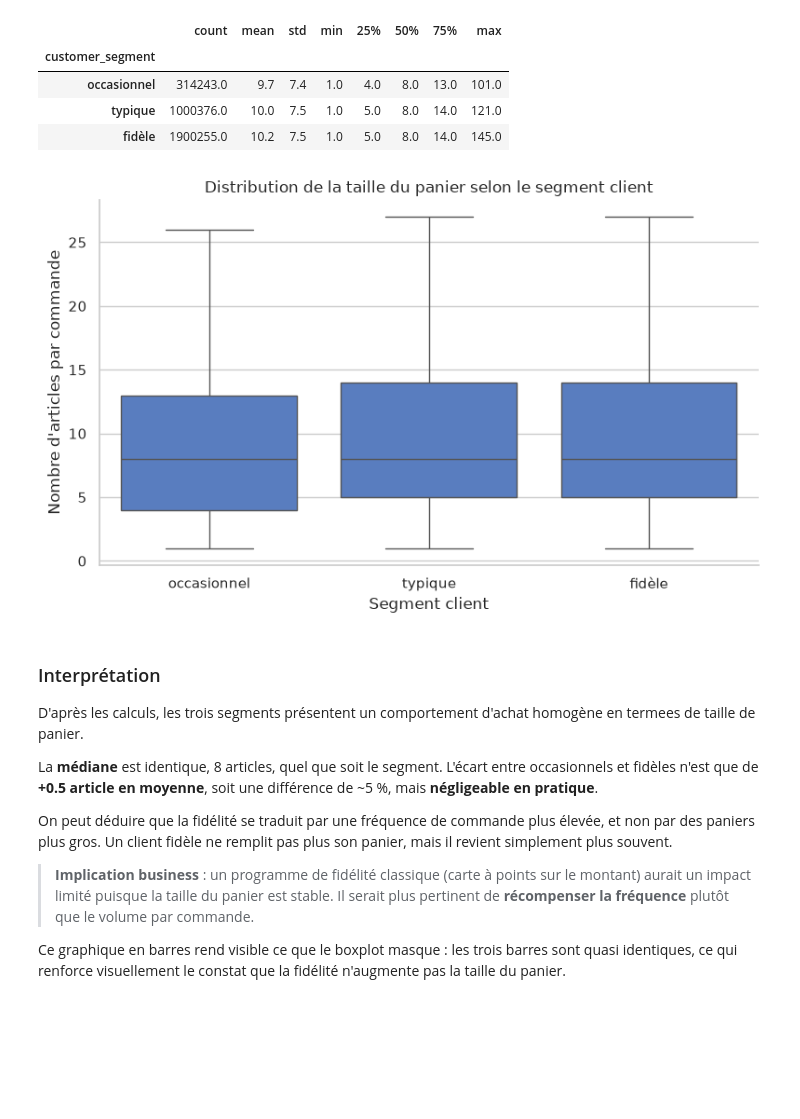
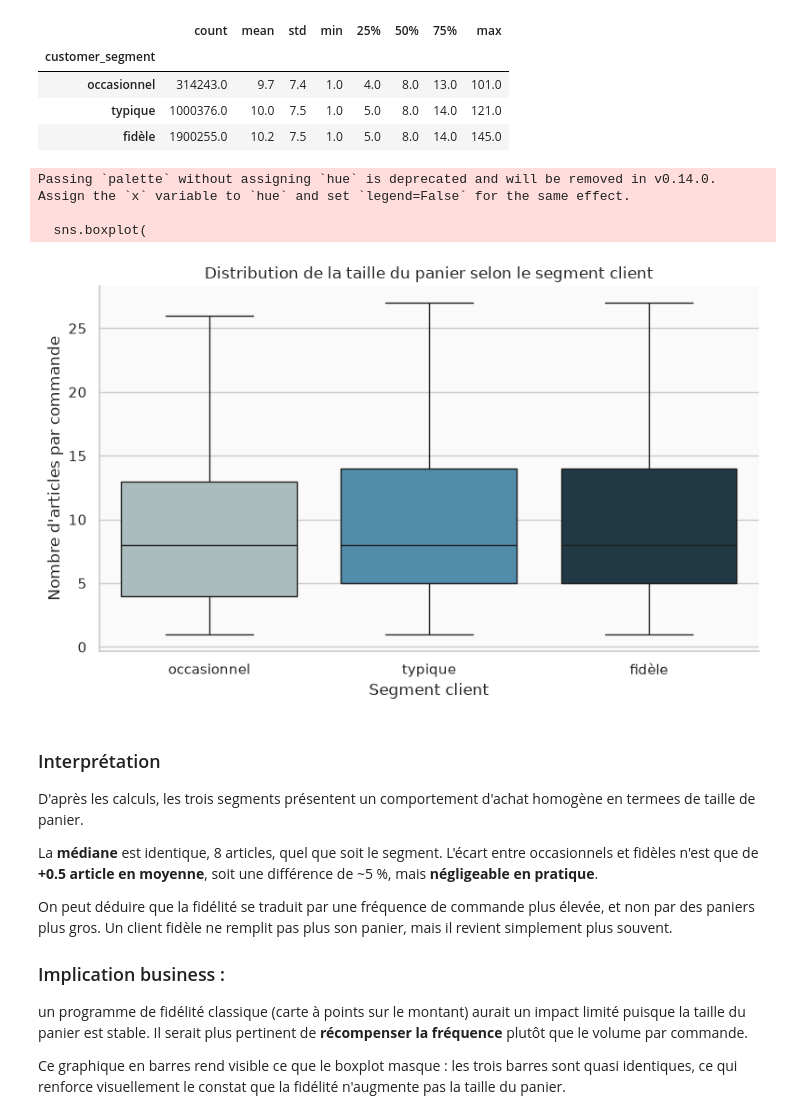
Before and after one commit to aurore204/Grocery-EDA-Reorder-Prediction, a Jupyter notebook: notebooks/03_behavior_evolution.ipynb, the cells around one changed output. Drawn from its saved outputs; the diff is of its cells as text; code cells hidden in the pictures; blank space fills up the shorter version.

```diff
--- a/notebooks/03_behavior_evolution.ipynb
+++ b/notebooks/03_behavior_evolution.ipynb
@@ -24,11 +24,24 @@ sys.path.append('..')
 from src.data_loader import get_data
 from src.features import enrich_dataframe
 
-# Style global
-sns.set_theme(style="whitegrid", palette="muted", font_scale=1)
-plt.rcParams["figure.figsize"] = (10,6)
-plt.rcParams["axes.spines.top"] = False
-plt.rcParams["axes.spines.right"] = False
+# Style global — palette sur mesure
+sns.set_theme(style="whitegrid", font_scale=1)
+plt.rcParams.update({
+    "figure.figsize": (10, 6),
+    "axes.spines.top": False,
+    "axes.spines.right": False,
+    "axes.facecolor": "#fafafa",
+    "figure.facecolor": "white",
+})
+
+COLORS = {
+    "occasionnel": "#a8bfc1",
+    "typique":     "#4290ba",
+    "fidèle":      "#1b3a4b",
+    "accent":      "#3cc494",
+    "grey":        "#6b7280",
+}
+PAL_SEGMENTS = [COLORS["occasionnel"], COLORS["typique"], COLORS["fidèle"]]
 
 # Chargement
 data = get_data(raw_dir="../data/raw/",processed_path="../data/processed/merged_orders.parquet")
@@ -89,23 +102,27 @@ orders_level.groupby("customer_segment")["cart_size"].describe().round(1)
 # %%
 # Visualisation 1: Box plot, distribution de la taille du panier par segment
 fig, ax = plt.subplots(figsize=(8, 5))
 
 sns.boxplot(
     data=orders_level,
     x="customer_segment",
     y="cart_size",
+    palette=PAL_SEGMENTS,
     showfliers=False,
     ax=ax
 )
 
 ax.set_xlabel("Segment client")
 ax.set_ylabel("Nombre d'articles par commande")
 ax.set_title("Distribution de la taille du panier selon le segment client")
 
 plt.tight_layout()
 plt.show()
 # %% [output]
+Passing `palette` without assigning `hue` is deprecated and will be removed in v0.14.0. Assign the `x` variable to `hue` and set `legend=False` for the same effect.
+
+  sns.boxplot(
-[figure, old version]
+[figure, new version]
 # %% [markdown]
 ### Interprétation
 
@@ -116,6 +133,8 @@ La **médiane** est identique, 8 articles, quel que soit le segment. L'écart en
 On peut déduire que la fidélité se traduit par une fréquence de commande plus élevée, et non par des paniers plus gros.
 Un client fidèle ne remplit pas plus son panier, mais il revient simplement plus souvent.
 
-> **Implication business** : un programme de fidélité classique (carte à points sur le montant) aurait un impact limité puisque la taille du panier est stable. Il serait plus pertinent de **récompenser la fréquence** plutôt que le volume par commande.
+### Implication business :
+
+un programme de fidélité classique (carte à points sur le montant) aurait un impact limité puisque la taille du panier est stable. Il serait plus pertinent de **récompenser la fréquence** plutôt que le volume par commande.
 
 Ce graphique en barres rend visible ce que le boxplot masque : les trois barres sont quasi identiques, ce qui renforce visuellement le constat que la fidélité n'augmente pas la taille du panier.
```
Also changed, not shown: parts of 5 cells of this notebook.
